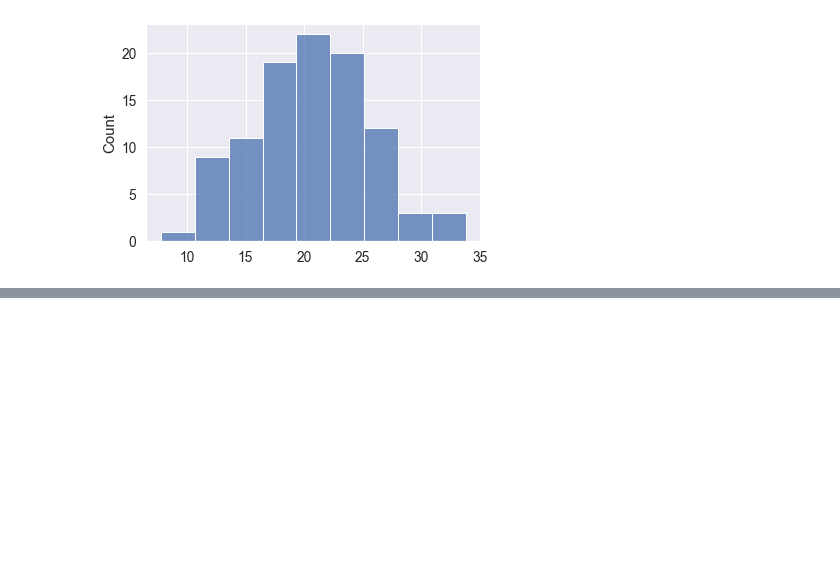
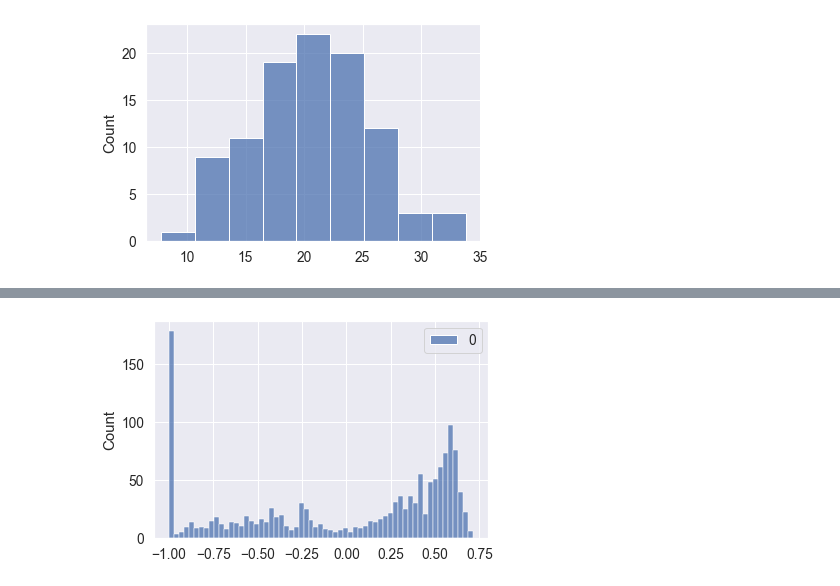
Before and after one commit to leweex95/Housing-Prices-Prediction, a Jupyter notebook: Housing-Prices-Prediction.ipynb, the cells around one changed output, grey strips where cells are left out. Cells and saved outputs as stored; diff of their text form; code cells hidden in the pictures; blank space fills up the shorter version.

```diff
--- a/Housing-Prices-Prediction.ipynb
+++ b/Housing-Prices-Prediction.ipynb
@@ -328,0 +340,7 @@ Terminology:
+# %%
+from sklearn.preprocessing import MaxAbsScaler
+
+YearRemodAdd_maxabs = MaxAbsScaler().fit_transform((X_train['YearRemodAdd']-1985).values.reshape(-1, 1))
+sns.histplot(YearRemodAdd_maxabs, bins=61);
+# %% [output]
+[figure, added]
```
Also changed, not shown: parts of 11 cells of this notebook.
